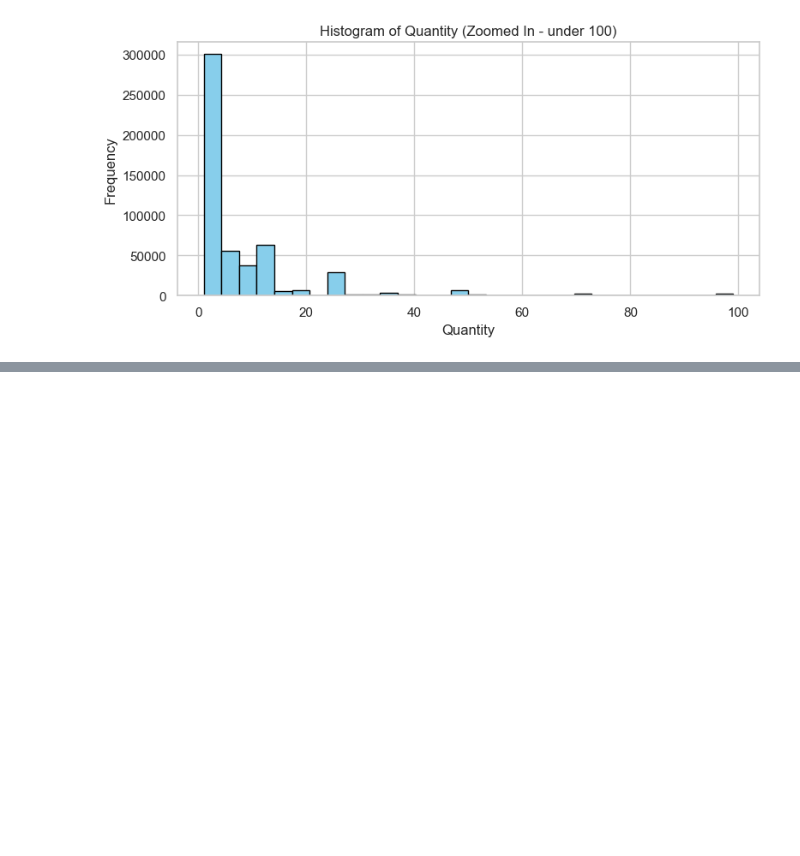
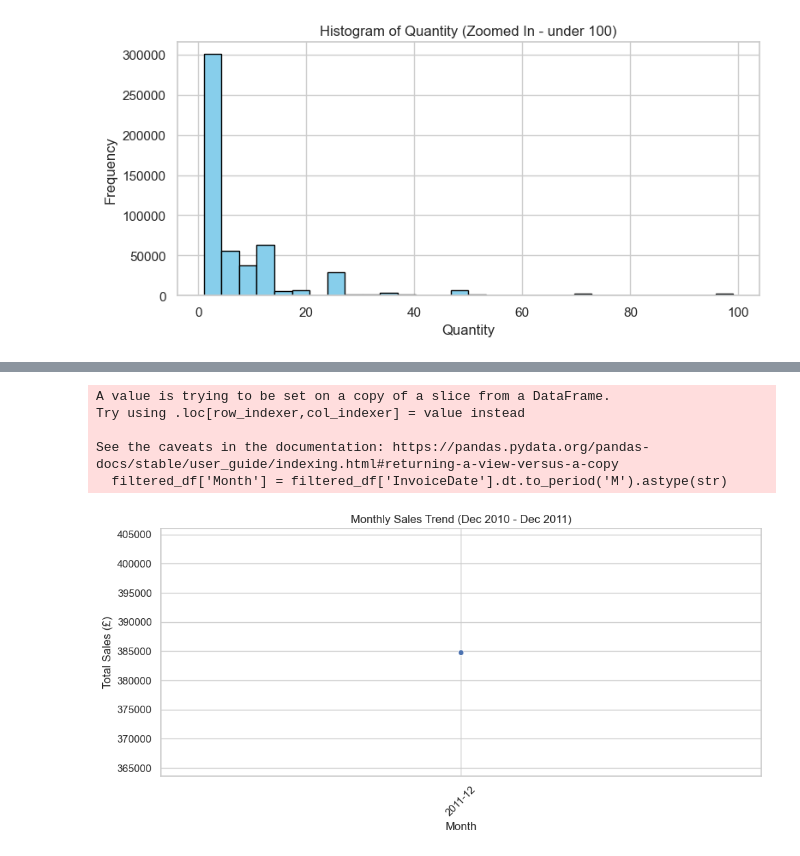
Before and after one commit to SelinaFischer/Project-1-Online-Retail-Transaction-Analysis, a Jupyter notebook: jupyter_notebooks/data_investigation.ipynb, the cells around one changed output, grey strips where cells are left out. Saved outputs shown, nothing was run; the diff lists cells and outputs as text; code cells hidden in the pictures; blank space fills up the shorter version.

Commit message:
added monthly sales trend visual and analysis and some marketing strategy recommendation

```diff
--- a/jupyter_notebooks/data_investigation.ipynb
+++ b/jupyter_notebooks/data_investigation.ipynb
@@ -817,0 +898,11 @@ plt.show()
+# %%
+# sales period from 02 Dec 2011 - 09 Dec 2011
+filtered_df = df_cleaned[(df_cleaned['InvoiceDate'] >= '2011-12-02') & (df_cleaned['InvoiceDate'] <= '2011-12-09')]
+summary_stats = pd.DataFrame({
+    "Total Revenue (£)": [round(filtered_df['TotalPrice'].sum(), 2)],
+    "Average Transaction Value (£)": [round(filtered_df.groupby('InvoiceNo')['TotalPrice'].sum().mean(), 2)],
+    "Unique Customers": [filtered_df['CustomerID'].nunique()],
+    "Start Date": ["02 Dec 2011"],
+    "End Date": ["09 Dec 2011"]
+})
+display(summary_stats)
@@ -817,0 +912,21 @@ plt.show()
+# %%
+# Monthly sales trend over time
+filtered_df['Month'] = filtered_df['InvoiceDate'].dt.to_period('M').astype(str)
+monthly_sales = filtered_df.groupby('Month')['TotalPrice'].sum().reset_index()
+
+plt.figure(figsize=(10, 5))
+sns.lineplot(data=monthly_sales, x='Month', y='TotalPrice', marker='o')
+plt.title('Monthly Sales Trend (Dec 2010 - Dec 2011)')
+plt.xlabel('Month')
+plt.ylabel('Total Sales (£)')
+plt.xticks(rotation=45)
+plt.grid(True)
+plt.tight_layout()
+plt.show()
+# %% [output]
+A value is trying to be set on a copy of a slice from a DataFrame.
+Try using .loc[row_indexer,col_indexer] = value instead
+
+See the caveats in the documentation: https://pandas.pydata.org/pandas-docs/stable/user_guide/indexing.html#returning-a-view-versus-a-copy
+  filtered_df['Month'] = filtered_df['InvoiceDate'].dt.to_period('M').astype(str)
+[figure, added]
```
Also changed, not shown: parts of 22 cells of this notebook, 8 other files.
